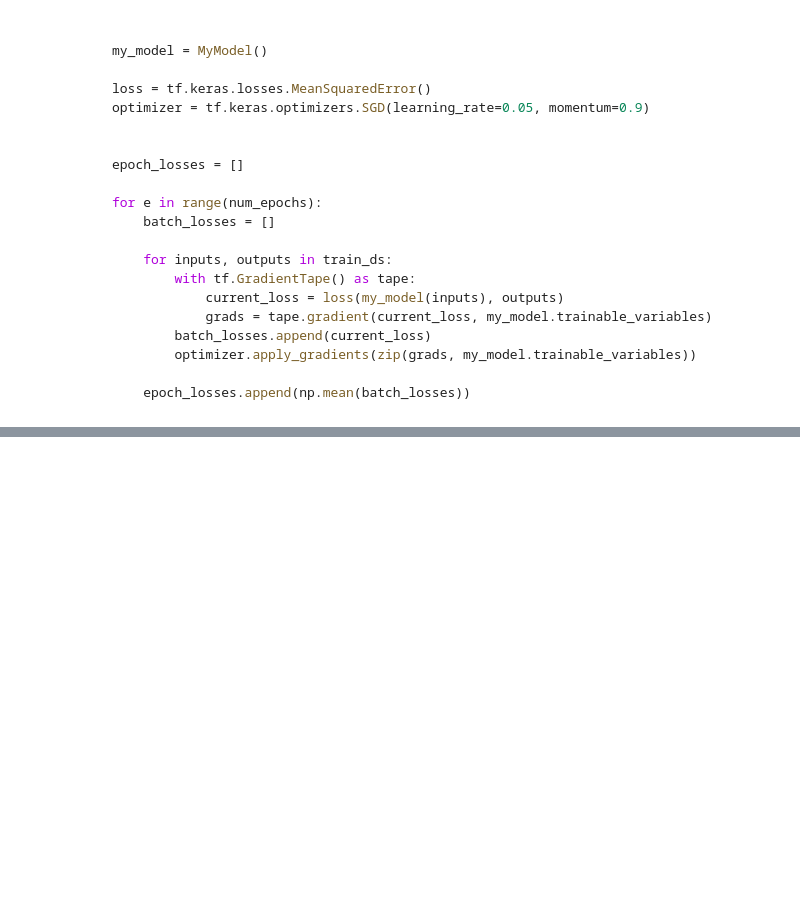
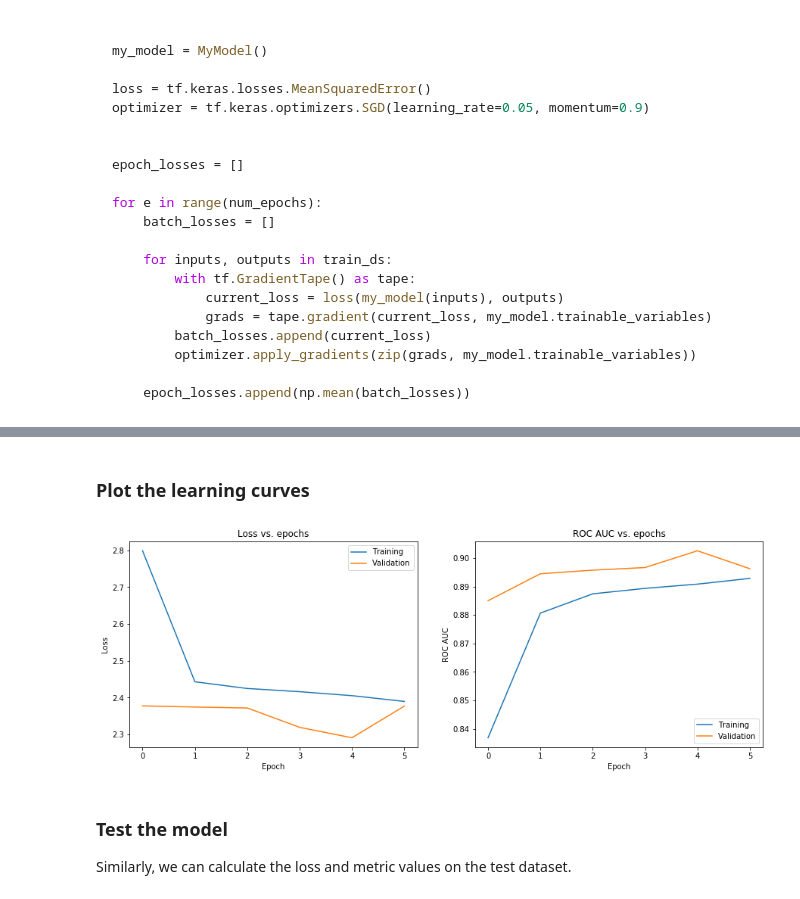
Before and after one commit to anilkunwar/coursera, a Jupyter notebook: ICL_Customizing_your_models_with_tf2/Model-subclassing-and-custom-training-loop.ipynb, the cells around one changed output, grey strips where cells are left out. Cells and saved outputs as stored; diff of their text form; code cells hidden in the pictures; blank space fills up the shorter version.

```diff
--- a/ICL_Customizing_your_models_with_tf2/Model-subclassing-and-custom-training-loop.ipynb
+++ b/ICL_Customizing_your_models_with_tf2/Model-subclassing-and-custom-training-loop.ipynb
@@ -537,0 +824,2 @@ for e in range(num_epochs):
+# %%
+optimizer = tf.keras.optimizers.SGD(learning_rate=0.005, momentum=0.9, nesterov=True)
@@ -537,0 +828,2 @@ for e in range(num_epochs):
+# %%
+loss = tf.keras.losses.SparseCategoricalCrossentropy()
@@ -537,0 +834,6 @@ for e in range(num_epochs):
+# %%
+def grad(model, inputs, targets, loss):
+    with tf.GradientTape() as tape:
+        preds = model(inputs)
+        loss_value = loss(targets, preds)
+    return preds, loss_value, tape.gradient(loss_value, model.trainable_variables)
@@ -537,0 +848,6 @@ for e in range(num_epochs):
+# %%
+train_loss_results = []
+train_roc_auc_results = []
+
+val_loss_results = []
+val_roc_auc_results = []
@@ -537,0 +896,27 @@ for e in range(num_epochs):
+# %% [markdown]
+### Plot the learning curves
+# %%
+fig = plt.figure(figsize=(15, 5))
+
+fig.add_subplot(121)
+plt.plot(train_loss_results)
+plt.plot(val_loss_results)
+plt.title('Loss vs. epochs')
+plt.ylabel('Loss')
+plt.xlabel('Epoch')
+plt.legend(['Training', 'Validation'], loc='upper right')
+
+fig.add_subplot(122)
+plt.plot(train_roc_auc_results)
+plt.plot(val_roc_auc_results)
+plt.title('ROC AUC vs. epochs')
+plt.ylabel('ROC AUC')
+plt.xlabel('Epoch')
+plt.legend(['Training', 'Validation'], loc='lower right')
+plt.show()
+# %% [output]
+[figure, added]
+# %% [markdown]
+### Test the model
+
+Similarly, we can calculate the loss and metric values on the test dataset.
```
Also changed, not shown: parts of 53 cells of this notebook.
